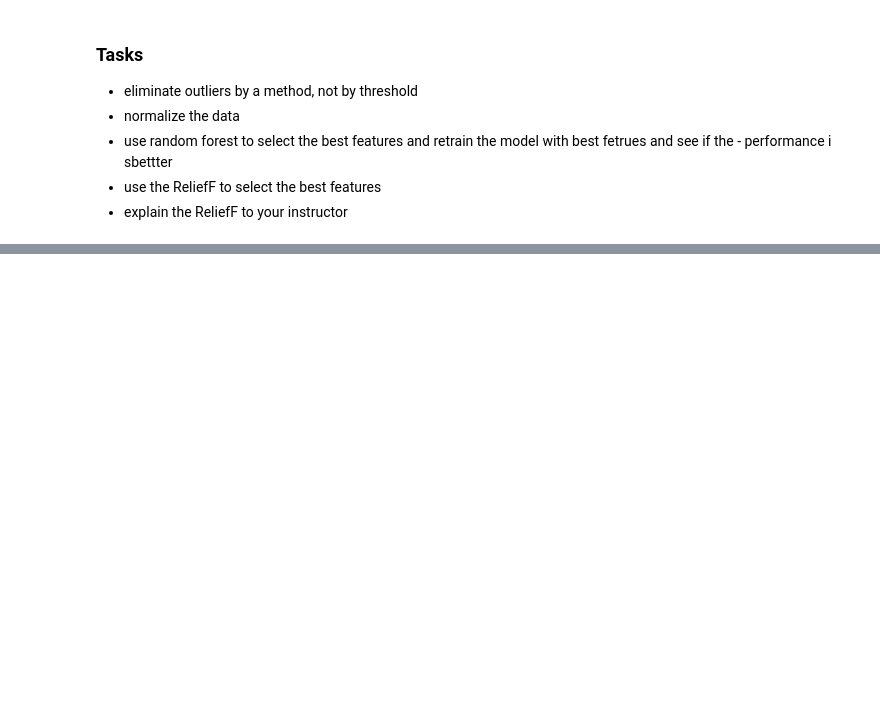
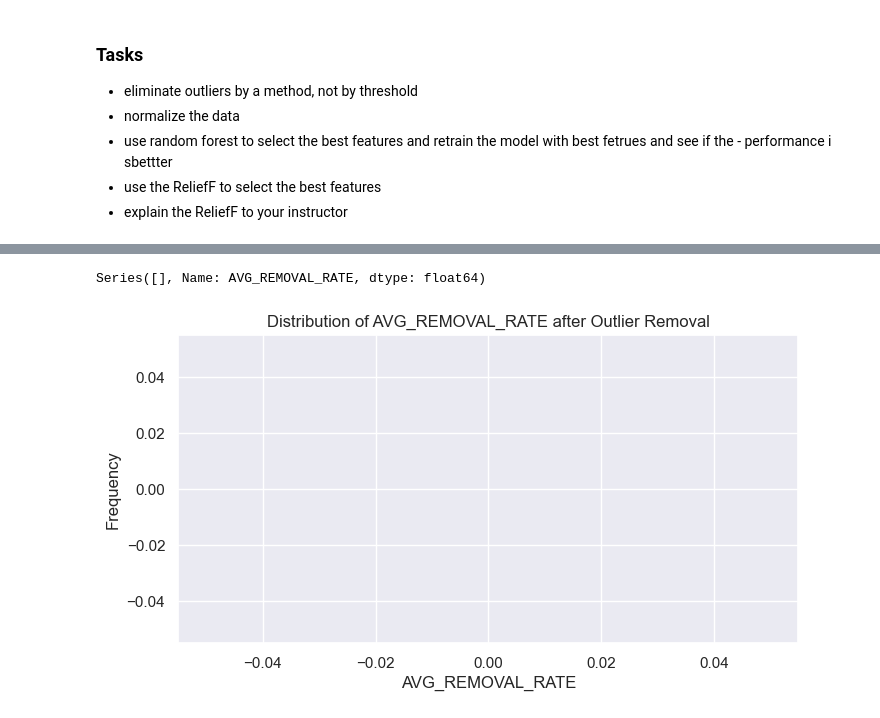
Before and after one commit to sadia575/featureengineering, a Jupyter notebook: notebook/featureengineering.ipynb, the cells around one changed output, grey strips where cells are left out. Drawn from its saved outputs; the diff is of its cells as text; code cells hidden in the pictures; blank space fills up the shorter version.

```diff
--- a/notebook/featureengineering.ipynb
+++ b/notebook/featureengineering.ipynb
@@ -296,0 +312,33 @@ plt.hist(copy_data[copy_data['STAGE'] == 'B']['AVG_REMOVAL_RATE'], bins=20)
+# %%
+from scipy.stats import zscore
+
+# Iterate through all columns in the training dataset
+for column in training_set.columns:
+    # Skip non-numeric columns and columns you don't want to process
+    if training_set[column].dtype not in ['float64', 'int64']:
+        continue
+
+    # Calculate Z-scores for the current column
+    z_scores = zscore(training_set[column])
+
+    # Set a threshold value (commonly 2 or 3)
+    threshold = 3
+
+    # Remove data points with Z-scores beyond the threshold
+    training_set = training_set[(z_scores < threshold) & (z_scores > -threshold)]
+
+# The training_set now contains all columns with outliers removed
+# %%
+training_set.AVG_REMOVAL_RATE
+# %% [output]
+Series([], Name: AVG_REMOVAL_RATE, dtype: float64)
+# %%
+
+plt.figure(figsize=(8,4))
+sns.histplot(training_set['AVG_REMOVAL_RATE'], kde=True)
+plt.title(f'Distribution of {column} after Outlier Removal')
+plt.xlabel(column)
+plt.ylabel('Frequency')
+plt.show()
+# %% [output]
+[figure, added]
```
Also changed, not shown: parts of 6 cells of this notebook, 2 other files.
